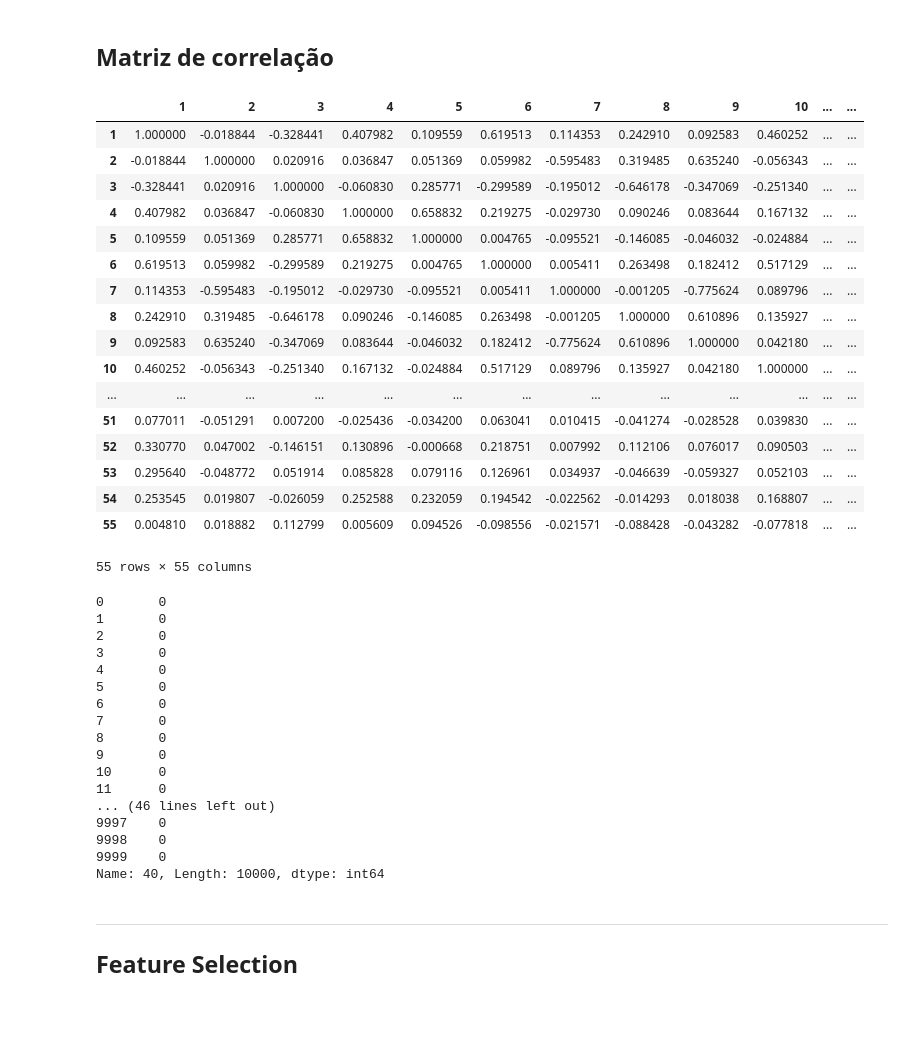
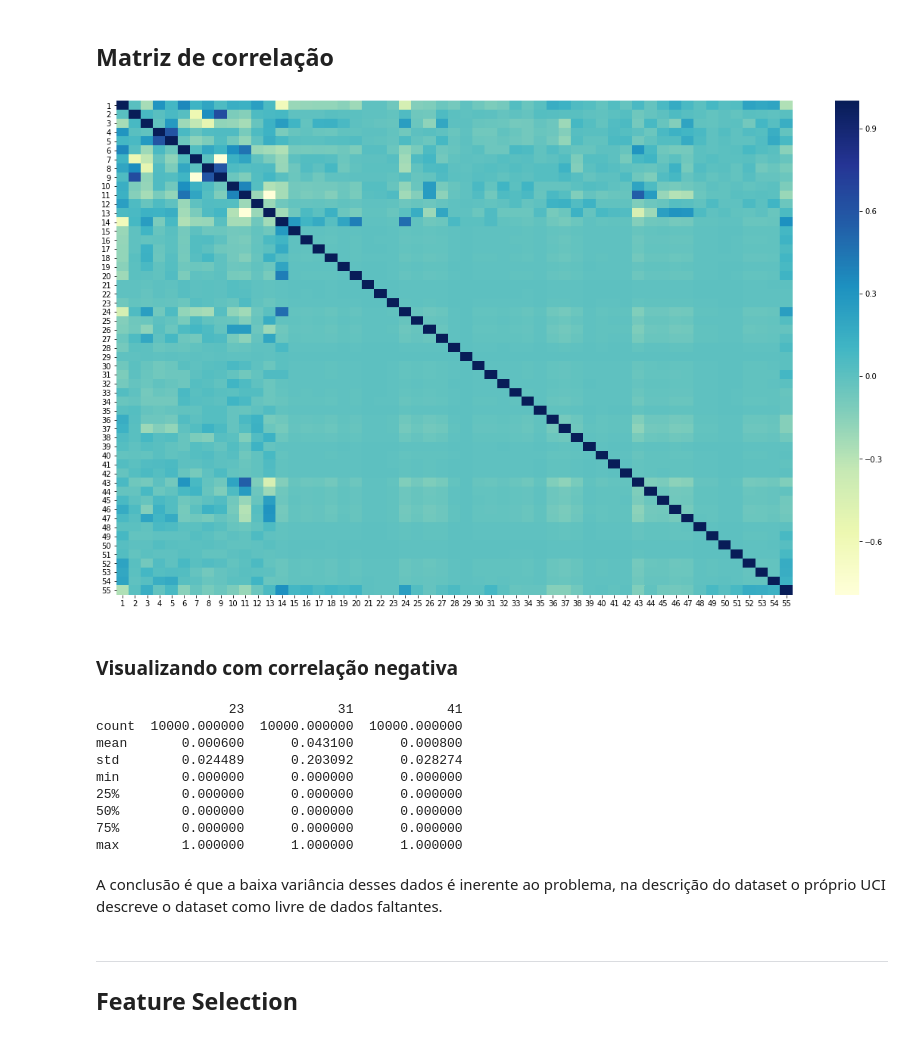
Before and after one commit to Machine-Learning-FGA/ForestCover-Problem, a Jupyter notebook: Initial Analysis.ipynb, the cells around one changed output. Cells and saved outputs as stored; diff of their text form; code cells hidden in the pictures; blank space fills up the shorter version.

```diff
--- a/Initial Analysis.ipynb
+++ b/Initial Analysis.ipynb
@@ -19,3 +19,7 @@ Cover_Type (7 types)			|integer|		1 to 7		|		Forest Cover Type designation
 # %%
 import pandas as pd
 import numpy as np
+
+# Aumentando o tamanho do plot.
+%pylab inline
+pylab.rcParams['figure.figsize'] = (20, 12)
@@ -99,47 +99,30 @@ Plot Complete
 Pelo plot dos dados podemos concluir que as classes estão inseparaveis utilizando todas as features.
 # %% [markdown]
 ## Matriz de correlação
-# %%
-test.corr()
-# %% [output]
-|  | 1 | 2 | 3 | 4 | 5 | 6 | 7 | 8 | 9 | 10 | ... | ... |
-| 1 | 1.000000 | -0.018844 | -0.328441 | 0.407982 | 0.109559 | 0.619513 | 0.114353 | 0.242910 | 0.092583 | 0.460252 | ... | ... |
-| 2 | -0.018844 | 1.000000 | 0.020916 | 0.036847 | 0.051369 | 0.059982 | -0.595483 | 0.319485 | 0.635240 | -0.056343 | ... | ... |
-| 3 | -0.328441 | 0.020916 | 1.000000 | -0.060830 | 0.285771 | -0.299589 | -0.195012 | -0.646178 | -0.347069 | -0.251340 | ... | ... |
-| 4 | 0.407982 | 0.036847 | -0.060830 | 1.000000 | 0.658832 | 0.219275 | -0.029730 | 0.090246 | 0.083644 | 0.167132 | ... | ... |
-| 5 | 0.109559 | 0.051369 | 0.285771 | 0.658832 | 1.000000 | 0.004765 | -0.095521 | -0.146085 | -0.046032 | -0.024884 | ... | ... |
-| 6 | 0.619513 | 0.059982 | -0.299589 | 0.219275 | 0.004765 | 1.000000 | 0.005411 | 0.263498 | 0.182412 | 0.517129 | ... | ... |
-| 7 | 0.114353 | -0.595483 | -0.195012 | -0.029730 | -0.095521 | 0.005411 | 1.000000 | -0.001205 | -0.775624 | 0.089796 | ... | ... |
-| 8 | 0.242910 | 0.319485 | -0.646178 | 0.090246 | -0.146085 | 0.263498 | -0.001205 | 1.000000 | 0.610896 | 0.135927 | ... | ... |
-| 9 | 0.092583 | 0.635240 | -0.347069 | 0.083644 | -0.046032 | 0.182412 | -0.775624 | 0.610896 | 1.000000 | 0.042180 | ... | ... |
-| 10 | 0.460252 | -0.056343 | -0.251340 | 0.167132 | -0.024884 | 0.517129 | 0.089796 | 0.135927 | 0.042180 | 1.000000 | ... | ... |
-| ... | ... | ... | ... | ... | ... | ... | ... | ... | ... | ... | ... | ... |
-| 51 | 0.077011 | -0.051291 | 0.007200 | -0.025436 | -0.034200 | 0.063041 | 0.010415 | -0.041274 | -0.028528 | 0.039830 | ... | ... |
-| 52 | 0.330770 | 0.047002 | -0.146151 | 0.130896 | -0.000668 | 0.218751 | 0.007992 | 0.112106 | 0.076017 | 0.090503 | ... | ... |
-| 53 | 0.295640 | -0.048772 | 0.051914 | 0.085828 | 0.079116 | 0.126961 | 0.034937 | -0.046639 | -0.059327 | 0.052103 | ... | ... |
-| 54 | 0.253545 | 0.019807 | -0.026059 | 0.252588 | 0.232059 | 0.194542 | -0.022562 | -0.014293 | 0.018038 | 0.168807 | ... | ... |
-| 55 | 0.004810 | 0.018882 | 0.112799 | 0.005609 | 0.094526 | -0.098556 | -0.021571 | -0.088428 | -0.043282 | -0.077818 | ... | ... |
-55 rows × 55 columns
+# %%
+import seaborn
+import matplotlib.pyplot as plt
+
+seaborn.heatmap(data.corr().iloc[:,:],cmap="YlGnBu")
+plt.show()
+# %% [output]
+[figure, added]
+# %% [markdown]
+### Visualizando com correlação negativa
 # %%
-print(test.iloc[:, 39])
+print(test.describe().iloc[:, [22,30,40]])
 # %% [output]
-0       0
-1       0
-2       0
-3       0
-4       0
-5       0
-6       0
-7       0
-8       0
-9       0
-10      0
-11      0
-... (46 lines left out)
-9997    0
-9998    0
-9999    0
-Name: 40, Length: 10000, dtype: int64
+                 23            31            41
+count  10000.000000  10000.000000  10000.000000
+mean       0.000600      0.043100      0.000800
+std        0.024489      0.203092      0.028274
+min        0.000000      0.000000      0.000000
+25%        0.000000      0.000000      0.000000
+50%        0.000000      0.000000      0.000000
+75%        0.000000      0.000000      0.000000
+max        1.000000      1.000000      1.000000
+# %% [markdown]
+A conclusão é que a baixa variância desses dados é inerente ao problema, na descrição do dataset o próprio UCI descreve o dataset como livre de dados faltantes.
 # %% [markdown]
 ___
 ## Feature Selection
```
Also changed, not shown: parts of 9 cells of this notebook, 1 other file.
